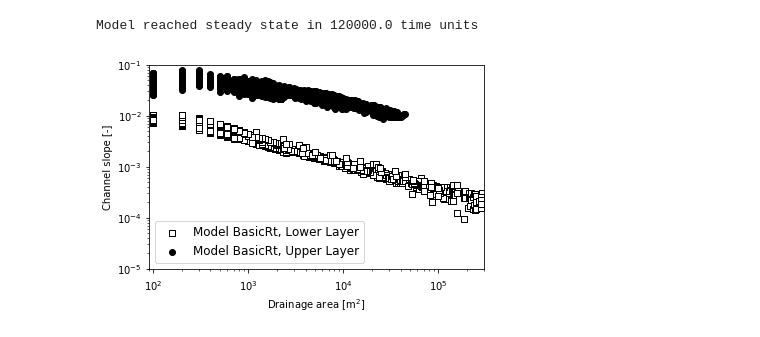
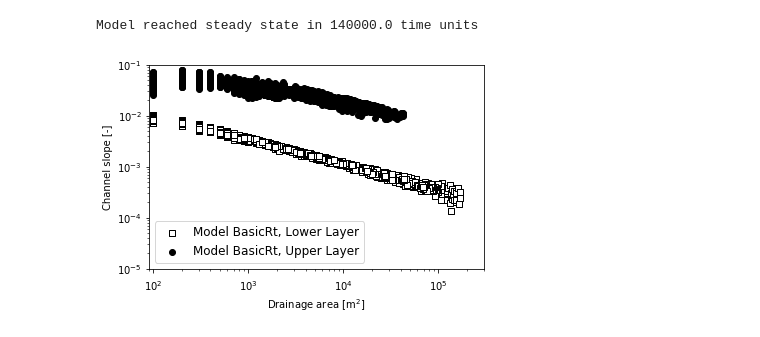
Before and after one commit to TerrainBento/examples_tests_and_tutorials, a Jupyter notebook: coupled_process_elements/model_basicRt_steady_solution.ipynb, the cells around one changed output. Saved outputs shown, nothing was run; the diff lists cells and outputs as text; code cells hidden in the pictures.

```diff
--- a/coupled_process_elements/model_basicRt_steady_solution.ipynb
+++ b/coupled_process_elements/model_basicRt_steady_solution.ipynb
@@ -82,25 +78,36 @@ class run_to_steady(object):
 # %%
-# initialize the model by passing the parameter dictionary
-model = BasicRt(params=params, OutputWriters=run_to_steady)
+# initialize the model by passing the correct arguments and
+# keyword arguments.
 
-# to run the model as specified by the parameters we execute the following line:
-model.run(output_fields="topographic__elevation")
+model = BasicRt(clock,
+                grid,
+                boundary_handlers={"NotCoreNodeBaselevelHandler": ncnblh},
+                output_interval=1e4,
+                save_first_timestep=True,
+                output_prefix="output_netcdfs/basicRt.",
+                fields=["topographic__elevation"],
+                water_erodability_lower=0.001,
+                water_erodability_upper=0.01,
+                m_sp=0.5,
+                n_sp=1.0,
+                regolith_transport_parameter=0.1,
+                contact_zone__width=1.0,
+                output_writers={"class": [run_to_steady]})
+
+# to run the model as specified, execute the following line:
+model.run()
 # %% [output]
-Model reached steady state in 120000.0 time units
+Model reached steady state in 140000.0 time units
 # %%
 # MAKE SLOPE-AREA PLOT
 
 # plot nodes that are not on the boundary or adjacent to it
-upper_plotting_nodes = ((model.grid.node_x > params["node_spacing"])&
-                        (model.grid.node_x < params["node_spacing"]*(params["number_of_node_columns"]-2))&
-                        (model.grid.node_y > 500.0)&
-                        (model.grid.node_y < params["node_spacing"]*(params["number_of_node_rows"]-2)))
+core_not_boundary = np.array(model.grid.node_has_boundary_neighbor(model.grid.core_nodes)) == False
+plotting_nodes = model.grid.core_nodes[core_not_boundary]
 
-lower_plotting_nodes = ((model.grid.node_x > params["node_spacing"])&
-                        (model.grid.node_x < params["node_spacing"]*(params["number_of_node_columns"]-2))&
-                        (model.grid.node_y > params["node_spacing"])&
-                        (model.grid.node_y < 500.0))
+upper_plotting_nodes = plotting_nodes[model.grid.node_y[plotting_nodes] > 500.0]
 
+lower_plotting_nodes = plotting_nodes[model.grid.node_y[plotting_nodes] < 500.0]
 
 # assign area_array and slope_array for ROCK
 area_array_upper = model.grid.at_node["drainage_area"][upper_plotting_nodes]
@@ -111,34 +118,34 @@ slope_array_lower = model.grid.at_node["topographic__steepest_slope"][lower_plot
 
 # instantiate figure and plot
 fig = plt.figure(figsize=(6, 3.75))
 slope_area = plt.subplot()
 
 #plot the data for ROCK
 slope_area.scatter(area_array_lower, slope_array_lower, marker="s", edgecolor="0", color="1",
                    label = "Model BasicRt, Lower Layer")
 
 #plot the data for TILL
 slope_area.scatter(area_array_upper, slope_array_upper, color="k",
                    label = "Model BasicRt, Upper Layer")
 
 #make axes log and set limits
 slope_area.set_xscale("log")
 slope_area.set_yscale("log")
 
 slope_area.set_xlim(9*10**1, 3*10**5)
 slope_area.set_ylim(1e-5, 1e-1)
 
 #set x and y labels
 slope_area.set_xlabel(r"Drainage area [m$^2$]")
 slope_area.set_ylabel("Channel slope [-]")
 slope_area.legend(scatterpoints=1,prop={"size":12})
 slope_area.tick_params(axis="x", which="major", pad=7)
 
 # save out an output figure
 output_figure = os.path.join("output_figures/maintext_rock_till_slope_area.eps")
 fig.savefig(output_figure, bbox_inches="tight", dpi=1000) # save figure
 # %% [output]
-[figure, old version]
+[figure, new version]
 # %%
 # Save stack of all netcdfs for Paraview to use.
 model.save_to_xarray_dataset(filename="output_netcdfs/basicRt.nc",
```
Also changed, not shown: parts of 7 cells of this notebook, 4 other files.
